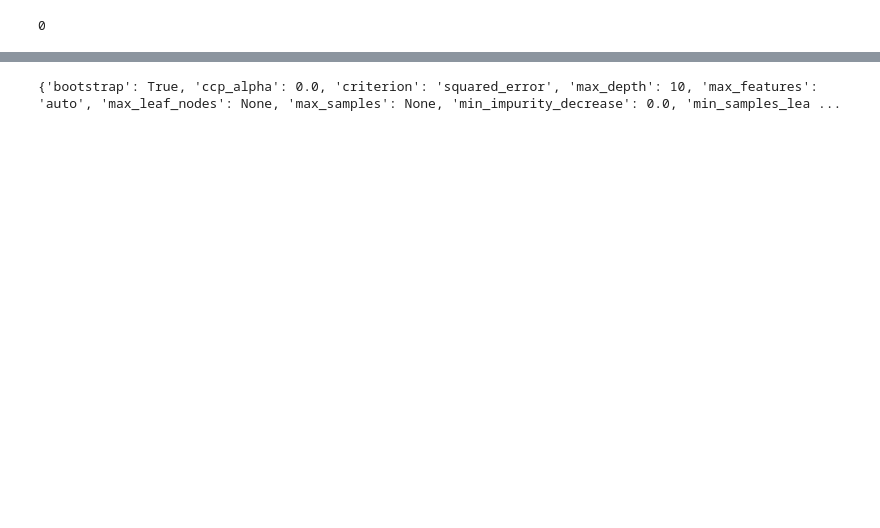
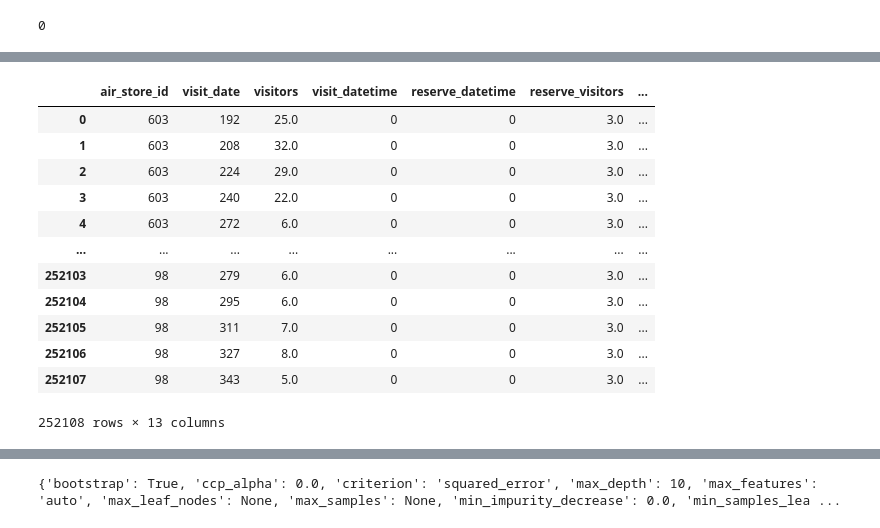
Before and after one commit to devottamgaurav/datascience, a Jupyter notebook: RF_Regr (1).ipynb, the cells around one changed output, grey strips where cells are left out. Drawn from its saved outputs; the diff is of its cells as text; code cells hidden in the pictures; blank space fills up the shorter version.

```diff
--- a/RF_Regr (1).ipynb
+++ b/RF_Regr (1).ipynb
@@ -363,0 +346,31 @@ Training Accuracy: 0.9999947858383303
+# %%
+from sklearn.preprocessing import LabelEncoder
+
+#create instance of label encoder
+lab = LabelEncoder()
+
+#perform label encoding on 'team' column
+df['air_store_id'] = lab.fit_transform(df['air_store_id'])
+df['hpg_store_id'] = lab.fit_transform(df['hpg_store_id'])
+df['air_area_name'] = lab.fit_transform(df['air_area_name'])
+df['air_genre_name'] = lab.fit_transform(df['air_genre_name'])
+df['hpg_area_name'] = lab.fit_transform(df['hpg_area_name'])
+df['hpg_genre_name'] = lab.fit_transform(df['hpg_genre_name'])
+df['visit_date'] = lab.fit_transform(df['visit_date'])
+df['reserve_datetime'] = lab.fit_transform(df['reserve_datetime'])
+df['visit_datetime'] = lab.fit_transform(df['visit_datetime'])
+df
+# %% [output]
+|  | air_store_id | visit_date | visitors | visit_datetime | reserve_datetime | reserve_visitors | ... |
+| 0 | 603 | 192 | 25.0 | 0 | 0 | 3.0 | ... |
+| 1 | 603 | 208 | 32.0 | 0 | 0 | 3.0 | ... |
+| 2 | 603 | 224 | 29.0 | 0 | 0 | 3.0 | ... |
+| 3 | 603 | 240 | 22.0 | 0 | 0 | 3.0 | ... |
+| 4 | 603 | 272 | 6.0 | 0 | 0 | 3.0 | ... |
+| ... | ... | ... | ... | ... | ... | ... | ... |
+| 252103 | 98 | 279 | 6.0 | 0 | 0 | 3.0 | ... |
+| 252104 | 98 | 295 | 6.0 | 0 | 0 | 3.0 | ... |
+| 252105 | 98 | 311 | 7.0 | 0 | 0 | 3.0 | ... |
+| 252106 | 98 | 327 | 8.0 | 0 | 0 | 3.0 | ... |
+| 252107 | 98 | 343 | 5.0 | 0 | 0 | 3.0 | ... |
+252108 rows × 13 columns
```
Also changed, not shown: parts of 37 cells of this notebook.
